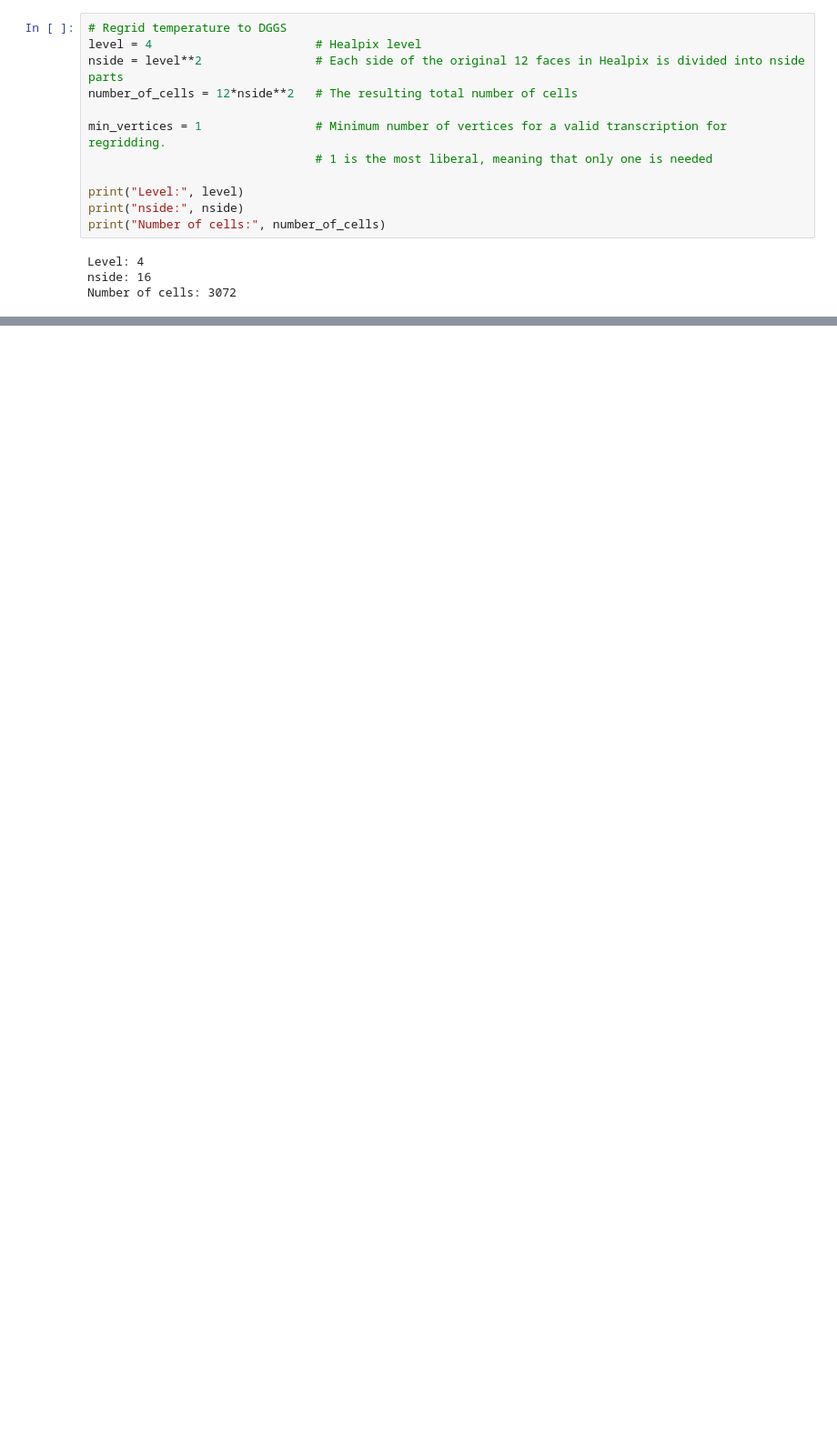
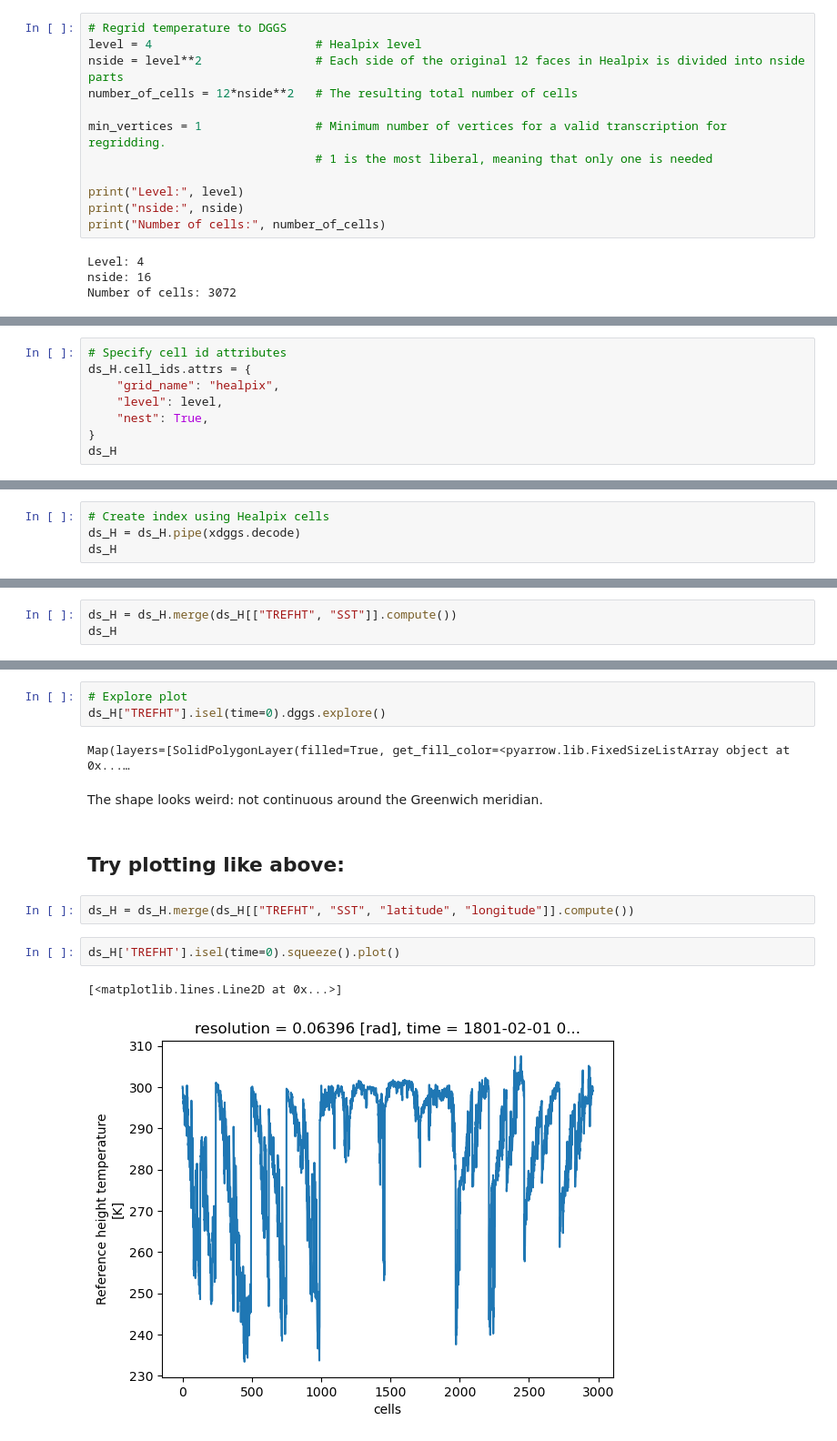
Before and after one commit to tinaok/Hack4RiOMAR, a Jupyter notebook: notebooks/NorESM-regridding.ipynb, the cells around one changed output, grey strips where cells are left out. Shown at 91% size. Cells and saved outputs as stored; diff of their text form; blank space fills up the shorter version.

```diff
--- a/notebooks/NorESM-regridding.ipynb
+++ b/notebooks/NorESM-regridding.ipynb
@@ -247,0 +420,8 @@ regridded = regridder.regrid_ds(ds).pipe(xdggs.decode)
+# %%
+# Specify cell id attributes
+ds_H.cell_ids.attrs = {
+    "grid_name": "healpix",
+    "level": level,
+    "nest": True,
+}
+ds_H
@@ -247,0 +475,4 @@ regridded = regridder.regrid_ds(ds).pipe(xdggs.decode)
+# %%
+# Create index using Healpix cells
+ds_H = ds_H.pipe(xdggs.decode)
+ds_H
@@ -247,0 +526,3 @@ regridded = regridder.regrid_ds(ds).pipe(xdggs.decode)
+# %%
+ds_H = ds_H.merge(ds_H[["TREFHT", "SST"]].compute())
+ds_H
@@ -247,0 +545,16 @@ regridded = regridder.regrid_ds(ds).pipe(xdggs.decode)
+# %%
+# Explore plot
+ds_H["TREFHT"].isel(time=0).dggs.explore()
+# %% [output]
+Map(layers=[SolidPolygonLayer(filled=True, get_fill_color=<pyarrow.lib.FixedSizeListArray object at 0x...…
+# %% [markdown]
+The shape looks weird: not continuous around the Greenwich meridian.
+# %% [markdown]
+## Try plotting like above:
+# %%
+ds_H = ds_H.merge(ds_H[["TREFHT", "SST", "latitude", "longitude"]].compute())
+# %%
+ds_H['TREFHT'].isel(time=0).squeeze().plot()
+# %% [output]
+[<matplotlib.lines.Line2D at 0x...>]
+[figure, added]
```
Also changed, not shown: parts of 38 cells of this notebook.
